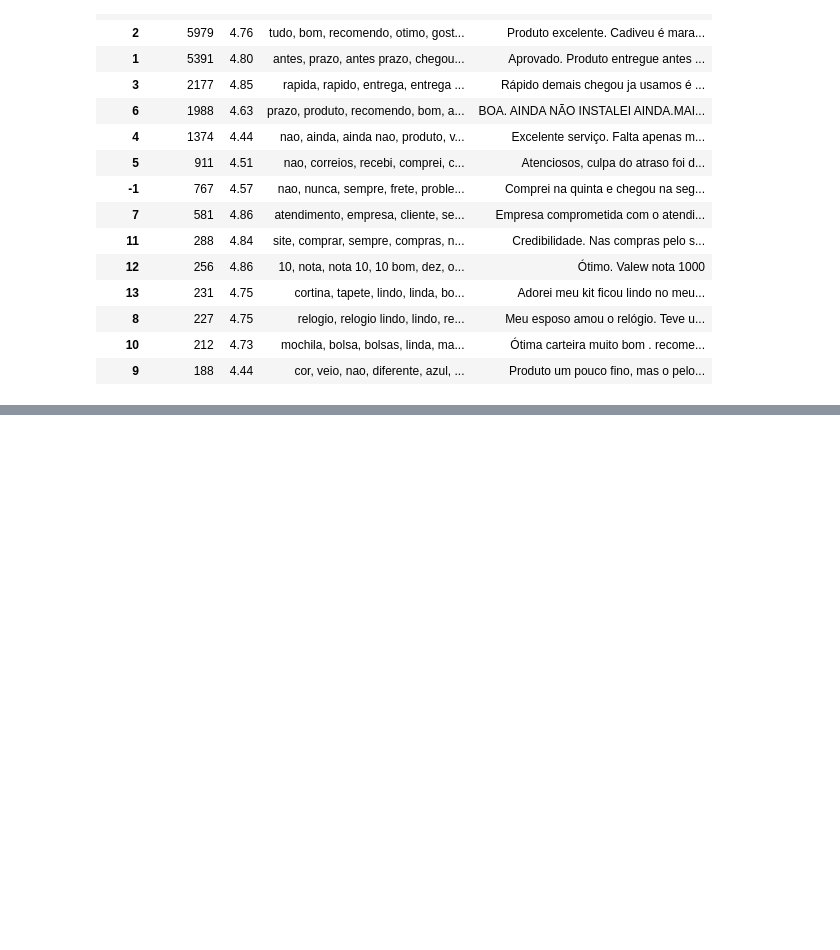
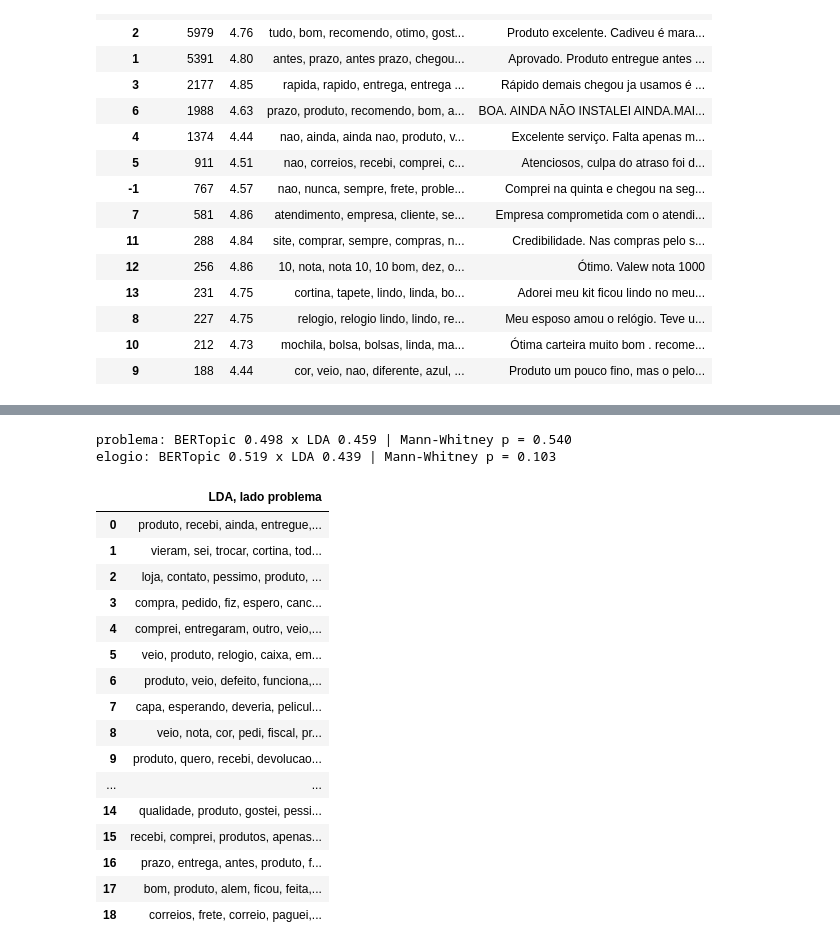
Before and after one commit to guillecosme/fiap-ai-scientist-tech-challenge-fase-04, a Jupyter notebook: notebooks/04_mapa_de_temas.ipynb, the cells around one changed output, grey strips where cells are left out. Drawn from its saved outputs; the diff is of its cells as text; code cells hidden in the pictures; blank space fills up the shorter version.

```diff
--- a/notebooks/04_mapa_de_temas.ipynb
+++ b/notebooks/04_mapa_de_temas.ipynb
@@ -118,0 +155,30 @@ A comparação com LDA e os temas nomeados vêm nas próximas etapas deste noteb
+# %%
+for side in ["problema", "elogio"]:
+    a = coer[(coer.lado == side) & (coer.modelo == "BERTopic")]["c_v"]
+    b = coer[(coer.lado == side) & (coer.modelo == "LDA")]["c_v"]
+    u, p = stats.mannwhitneyu(a, b, alternative="two-sided")
+    print(f"{side}: BERTopic {a.mean():.3f} x LDA {b.mean():.3f} | Mann-Whitney p = {p:.3f}")
+ids = assign.loc[assign["polaridade"] == "problema", "doc_id"]
+textos_p = [palavras(t) for t in uniq.loc[ids, "text_norm"]]
+lda_p, _ = lda_topics(textos_p, n_topics=len([t for t in set(models["problema"].topics_) if t >= 0]))
+pd.Series([", ".join(t[:8]) for t in lda_p], name="LDA, lado problema").to_frame()
+# %% [output]
+problema: BERTopic 0.498 x LDA 0.459 | Mann-Whitney p = 0.540
+elogio: BERTopic 0.519 x LDA 0.439 | Mann-Whitney p = 0.103
+|  | LDA, lado problema |
+| 0 | produto, recebi, ainda, entregue,... |
+| 1 | vieram, sei, trocar, cortina, tod... |
+| 2 | loja, contato, pessimo, produto, ... |
+| 3 | compra, pedido, fiz, espero, canc... |
+| 4 | comprei, entregaram, outro, veio,... |
+| 5 | veio, produto, relogio, caixa, em... |
+| 6 | produto, veio, defeito, funciona,... |
+| 7 | capa, esperando, deveria, pelicul... |
+| 8 | veio, nota, cor, pedi, fiscal, pr... |
+| 9 | produto, quero, recebi, devolucao... |
+| ... | ... |
+| 14 | qualidade, produto, gostei, pessi... |
+| 15 | recebi, comprei, produtos, apenas... |
+| 16 | prazo, entrega, antes, produto, f... |
+| 17 | bom, produto, alem, ficou, feita,... |
+| 18 | correios, frete, correio, paguei,... |
```
Also changed, not shown: parts of 7 cells of this notebook, 2 other files.
